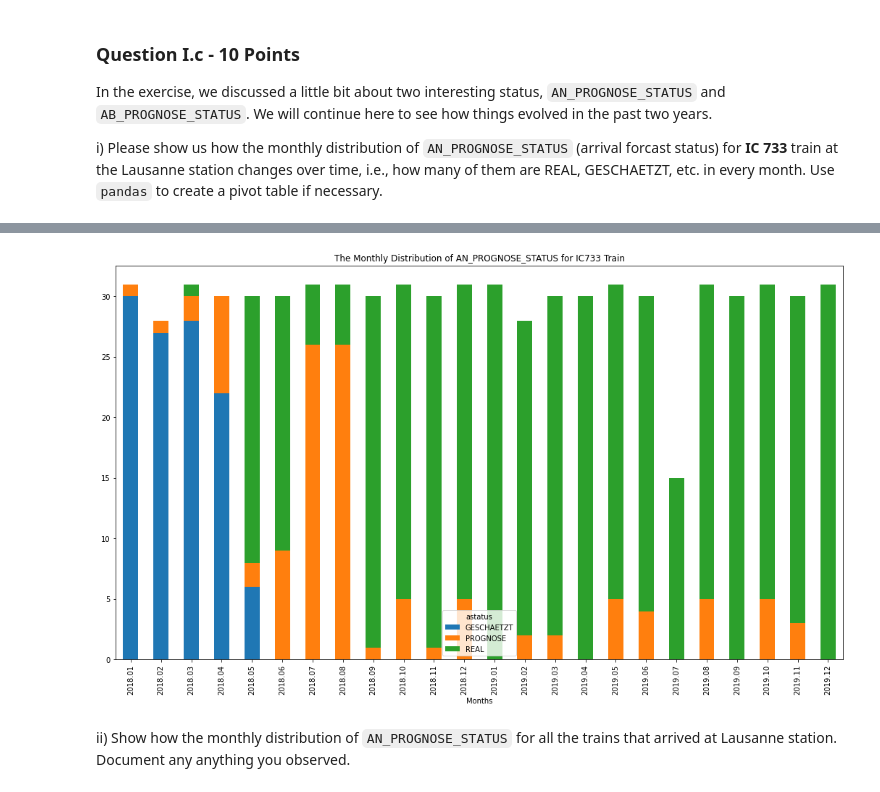
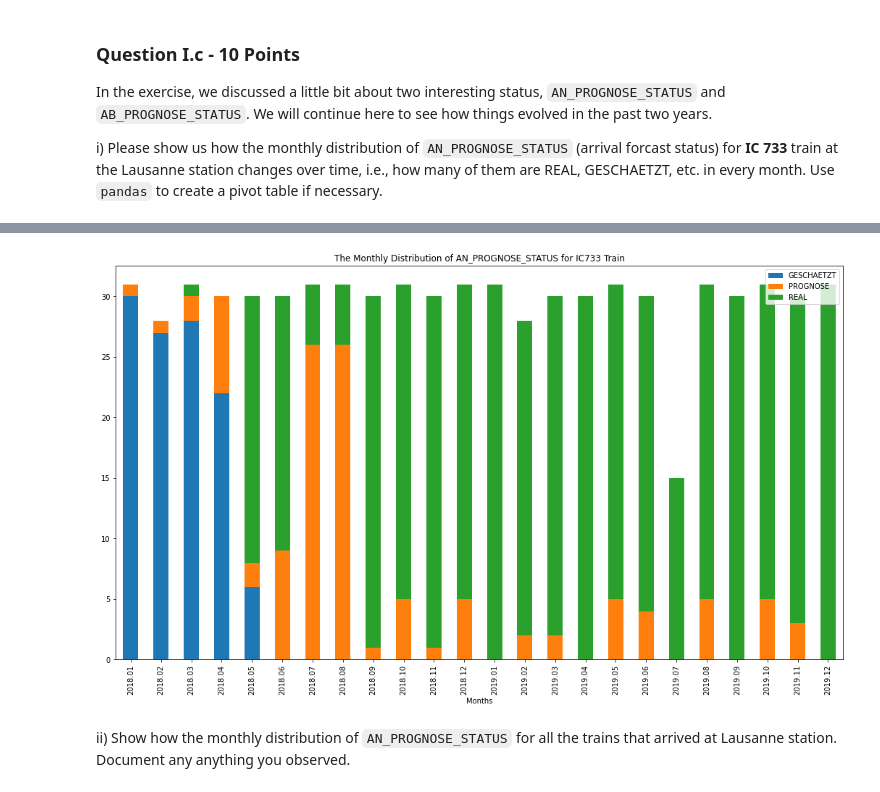
Before and after one commit to FurkanKarakas/dslab-homework-1, a Jupyter notebook: notebooks/DSLab_homework-1.ipynb, the cells around one changed output, grey strips where cells are left out. Saved outputs shown, nothing was run; the diff lists cells and outputs as text; code cells hidden in the pictures.

```diff
--- a/notebooks/DSLab_homework-1.ipynb
+++ b/notebooks/DSLab_homework-1.ipynb
@@ -361,11 +362,13 @@ df.head()
 # %%
+#we created a pivot table to avoid iteratively plotting the bars for each AN_PROGNOSE_STATUS
 pivot_df = df.pivot(index='month_year', columns='astatus', values='count')
 pivot_df.plot.bar(stacked=True, figsize=(18,10))
 plt.xlabel('Months')
 plt.title('The Monthly Distribution of AN_PROGNOSE_STATUS for IC733 Train')
+plt.legend(loc='upper right')
 plt.show()
 # %% [output]
-[figure, old version]
+[figure, new version]
 # %% [markdown]
 ii) Show how the monthly distribution of `AN_PROGNOSE_STATUS` for all the trains that arrived at Lausanne station. Document any anything you observed.
 # %%
```
Also changed, not shown: parts of 9 cells of this notebook.
